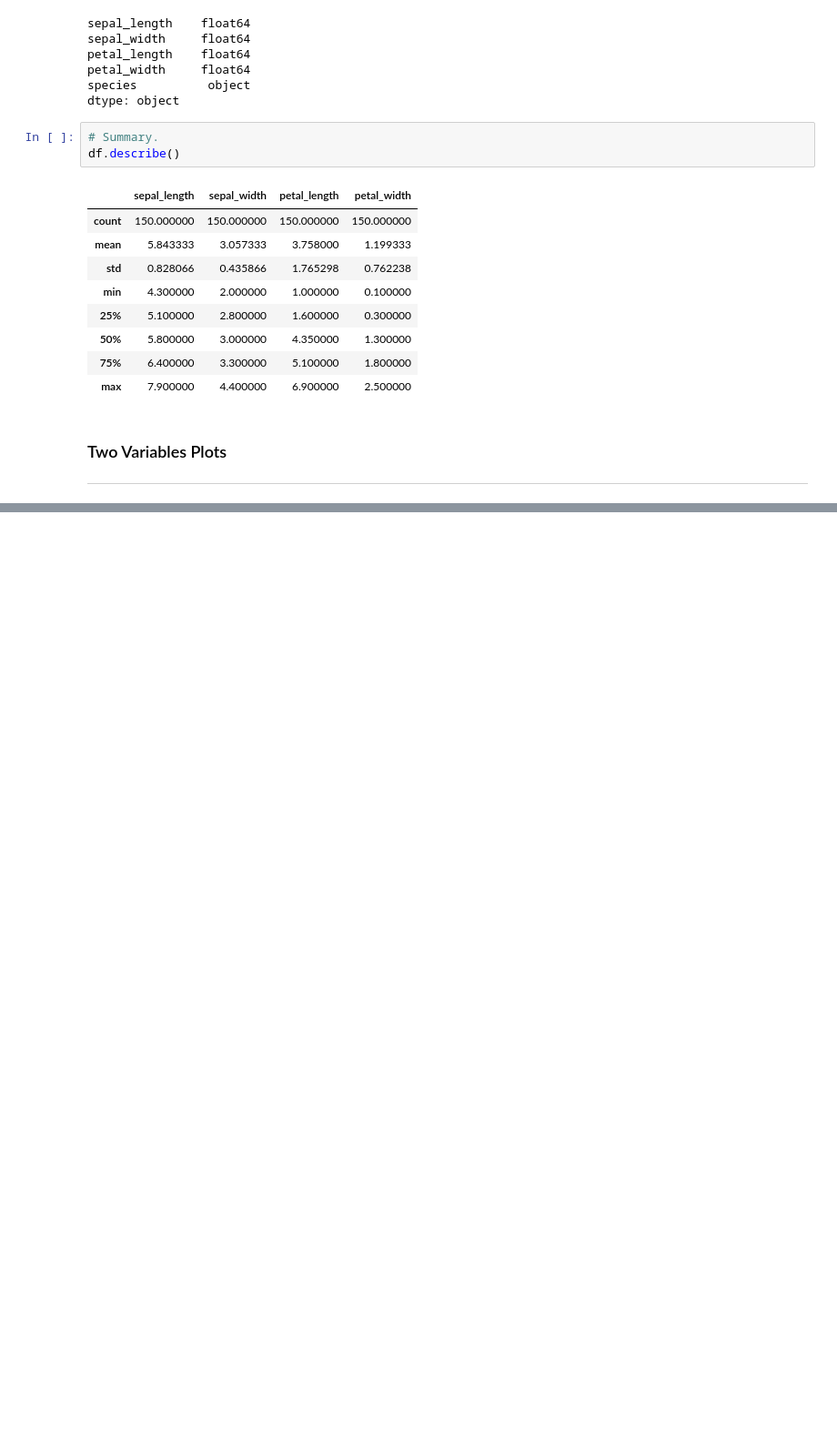
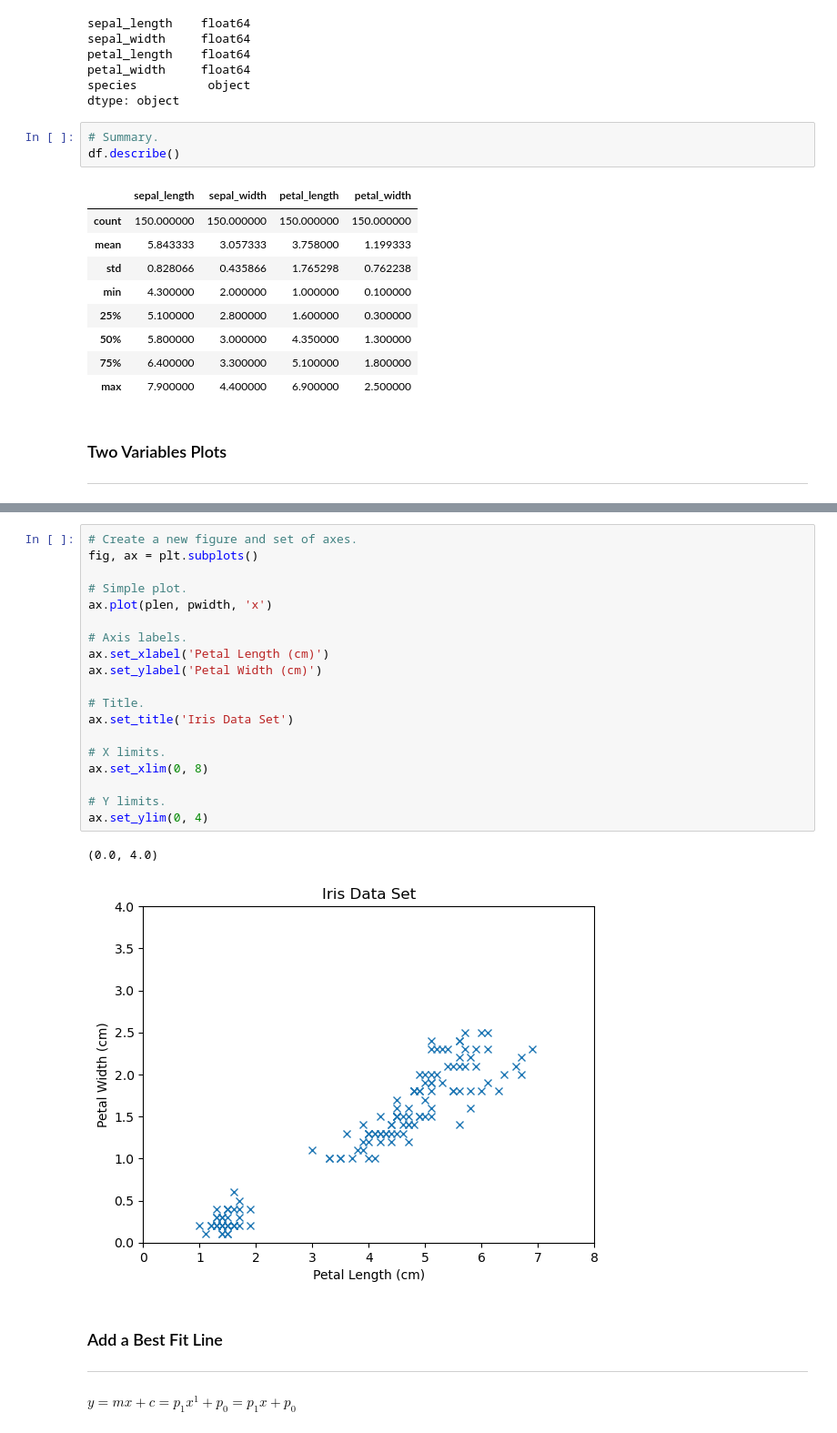
Before and after one commit to h2ohugol/mywork, a Jupyter notebook: iris.ipynb, the cells around one changed output, grey strips where cells are left out. Shown: that part at 91% size. Saved outputs shown, nothing was run; the diff lists cells and outputs as text; blank space fills up the shorter version.

```diff
--- a/iris.ipynb
+++ b/iris.ipynb
@@ -82,0 +162,28 @@ df.describe()
+# %%
+# Create a new figure and set of axes.
+fig, ax = plt.subplots()
+
+# Simple plot.
+ax.plot(plen, pwidth, 'x')
+
+# Axis labels.
+ax.set_xlabel('Petal Length (cm)')
+ax.set_ylabel('Petal Width (cm)')
+
+# Title.
+ax.set_title('Iris Data Set')
+
+# X limits.
+ax.set_xlim(0, 8)
+
+# Y limits.
+ax.set_ylim(0, 4)
+# %% [output]
+(0.0, 4.0)
+[figure, added]
+# %% [markdown]
+### Add a Best Fit Line
+
+***
+# %% [markdown]
+$ y = mx + c = p_1 x^1 + p_0 = p_1 x + p_0$
```
Also changed, not shown: parts of 10 cells of this notebook.
